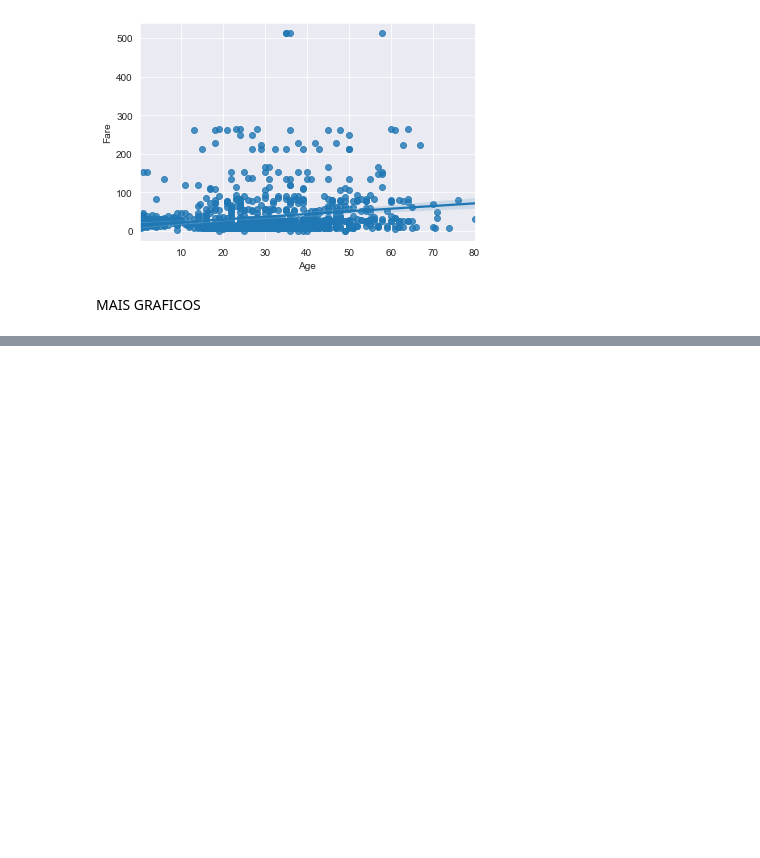
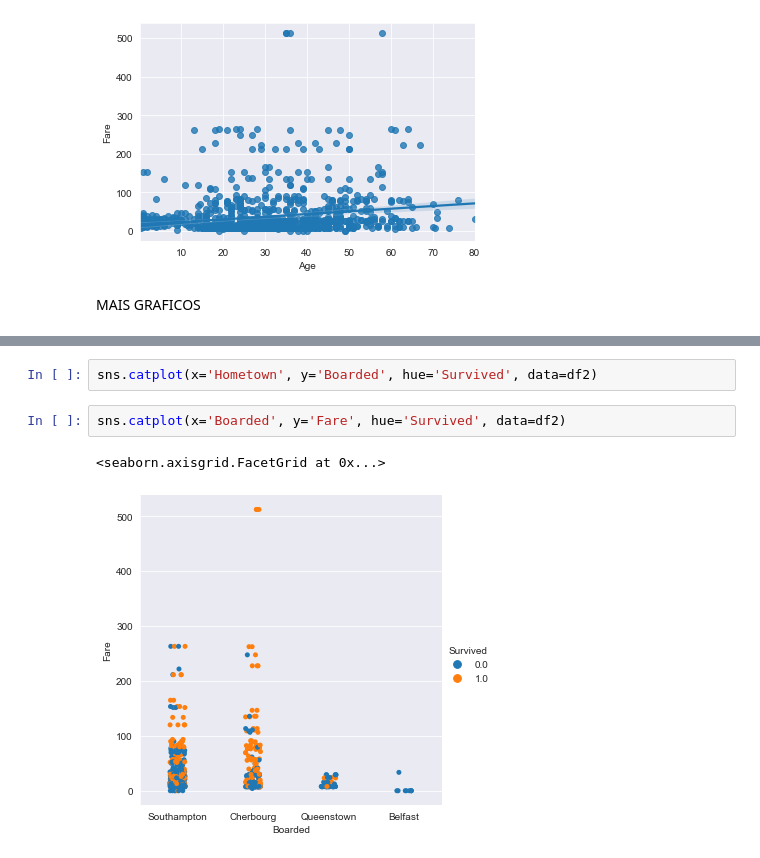
Before and after one commit to REIS0/Tratamento-de-dados, a Jupyter notebook: tratamento.ipynb, the cells around one changed output, grey strips where cells are left out. Cells and saved outputs as stored; diff of their text form; blank space fills up the shorter version.

```diff
--- a/tratamento.ipynb
+++ b/tratamento.ipynb
@@ -312,0 +271,7 @@ sns.catplot(x='Boarded', y='Age', hue='Survived', data=df1)
+# %%
+sns.catplot(x='Hometown', y='Boarded', hue='Survived', data=df2)
+# %%
+sns.catplot(x='Boarded', y='Fare', hue='Survived', data=df2)
+# %% [output]
+<seaborn.axisgrid.FacetGrid at 0x...>
+[figure, added]
```
Also changed, not shown: parts of 11 cells of this notebook.
